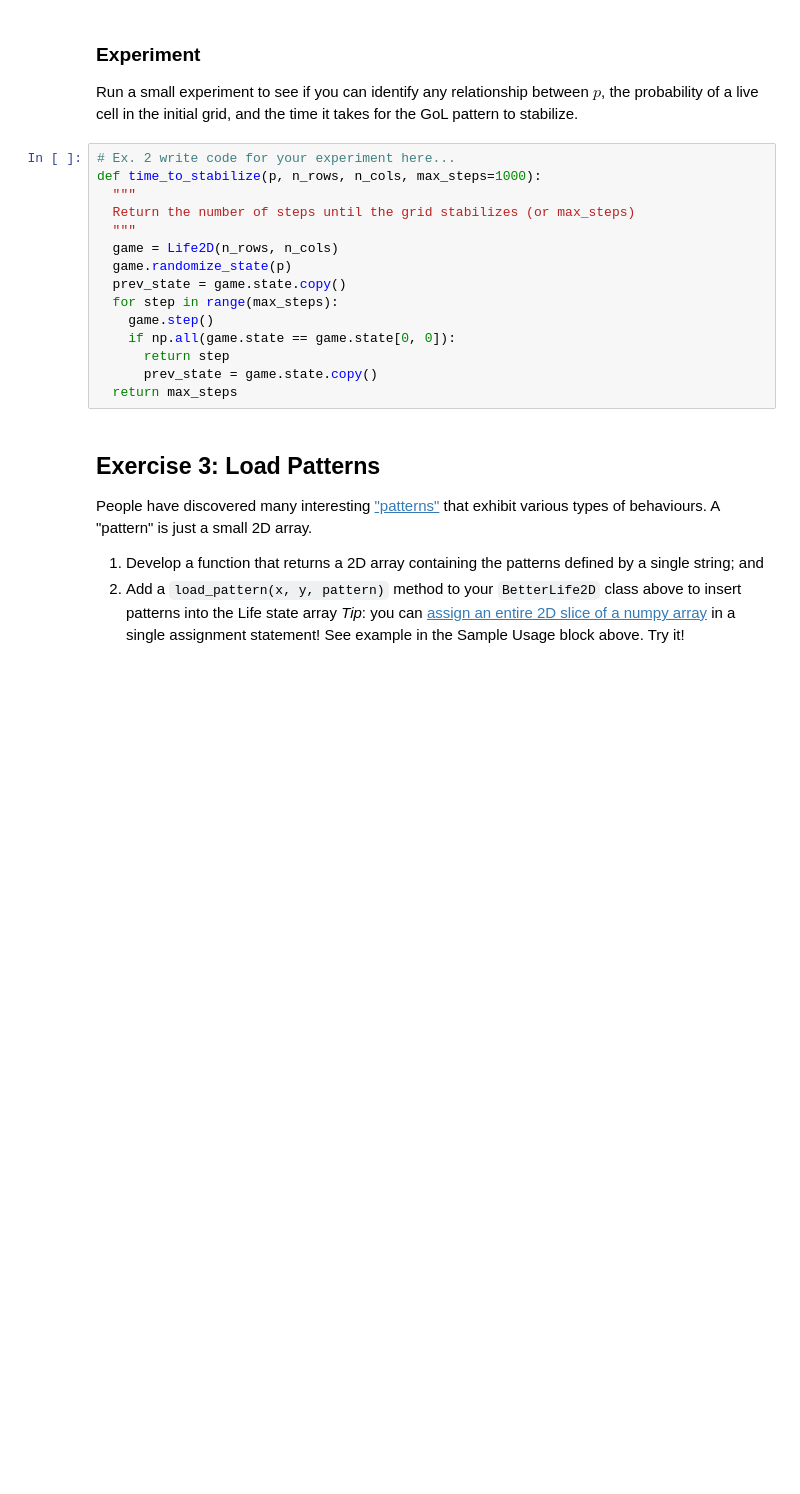
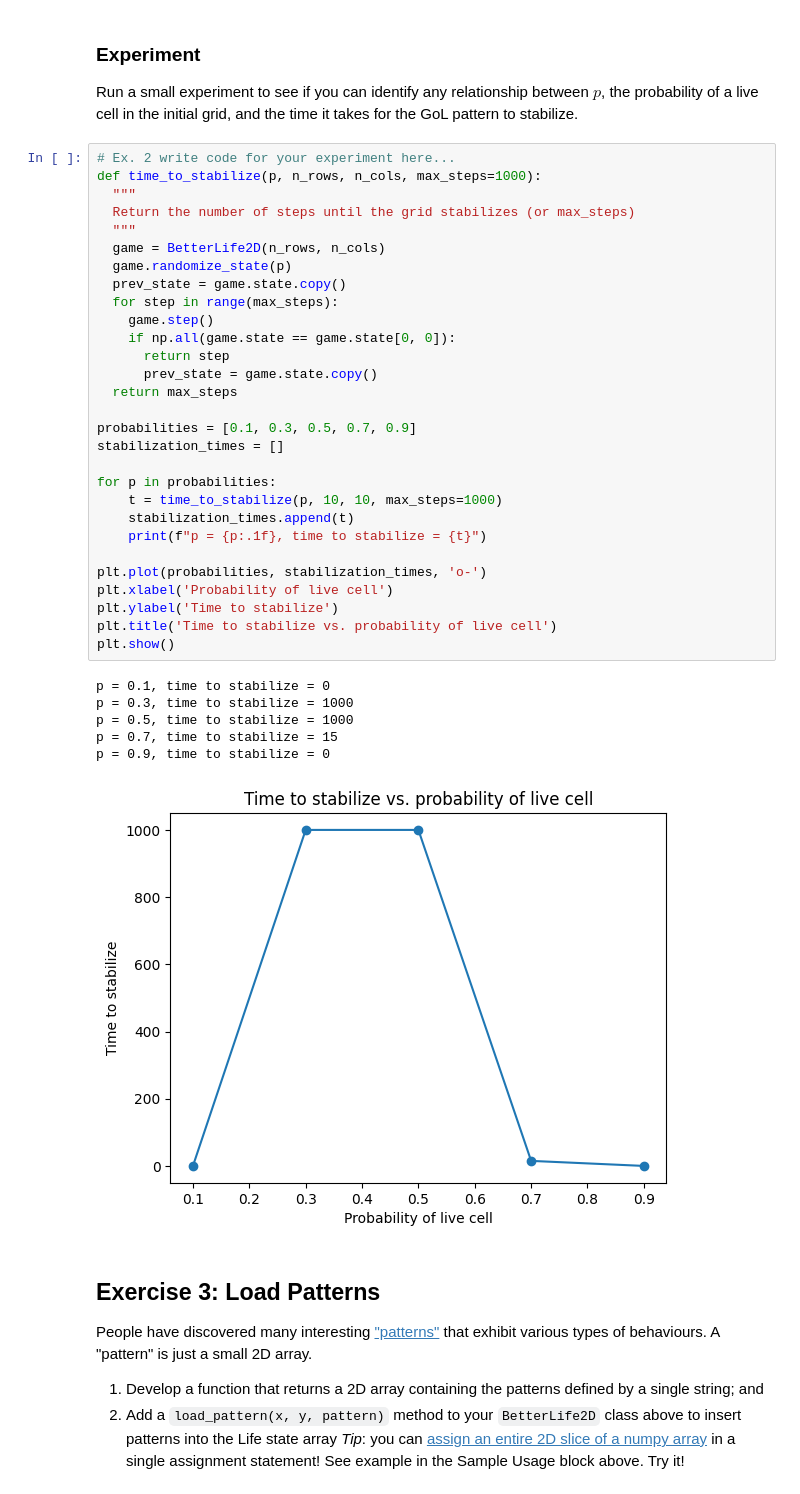
Before and after one commit to nikag2006/cap-comp215, a Jupyter notebook: labs/lab06-GoL.ipynb, the cells around one changed output. Cells and saved outputs as stored; diff of their text form; blank space fills up the shorter version.

```diff
--- a/labs/lab06-GoL.ipynb
+++ b/labs/lab06-GoL.ipynb
@@ -229,18 +229,39 @@ Run a small experiment to see if you can identify any relationship between $p$,
 # %%
 # Ex. 2 write code for your experiment here...
 def time_to_stabilize(p, n_rows, n_cols, max_steps=1000):
   """
   Return the number of steps until the grid stabilizes (or max_steps)
   """
-  game = Life2D(n_rows, n_cols)
+  game = BetterLife2D(n_rows, n_cols)
   game.randomize_state(p)
   prev_state = game.state.copy()
   for step in range(max_steps):
     game.step()
     if np.all(game.state == game.state[0, 0]):
       return step
       prev_state = game.state.copy()
   return max_steps
+
+probabilities = [0.1, 0.3, 0.5, 0.7, 0.9]
+stabilization_times = []
+
+for p in probabilities:
+    t = time_to_stabilize(p, 10, 10, max_steps=1000)
+    stabilization_times.append(t)
+    print(f"p = {p:.1f}, time to stabilize = {t}")
+
+plt.plot(probabilities, stabilization_times, 'o-')
+plt.xlabel('Probability of live cell')
+plt.ylabel('Time to stabilize')
+plt.title('Time to stabilize vs. probability of live cell')
+plt.show()
+# %% [output]
+p = 0.1, time to stabilize = 0
+p = 0.3, time to stabilize = 1000
+p = 0.5, time to stabilize = 1000
+p = 0.7, time to stabilize = 15
+p = 0.9, time to stabilize = 0
+[figure, added]
 # %% [markdown]
 ## Exercise 3: Load Patterns
 People have discovered many interesting ["patterns"](https://conwaylife.com/wiki/Category:Patterns) that exhibit various types of behaviours.
```
Also changed, not shown: parts of 2 cells of this notebook.
